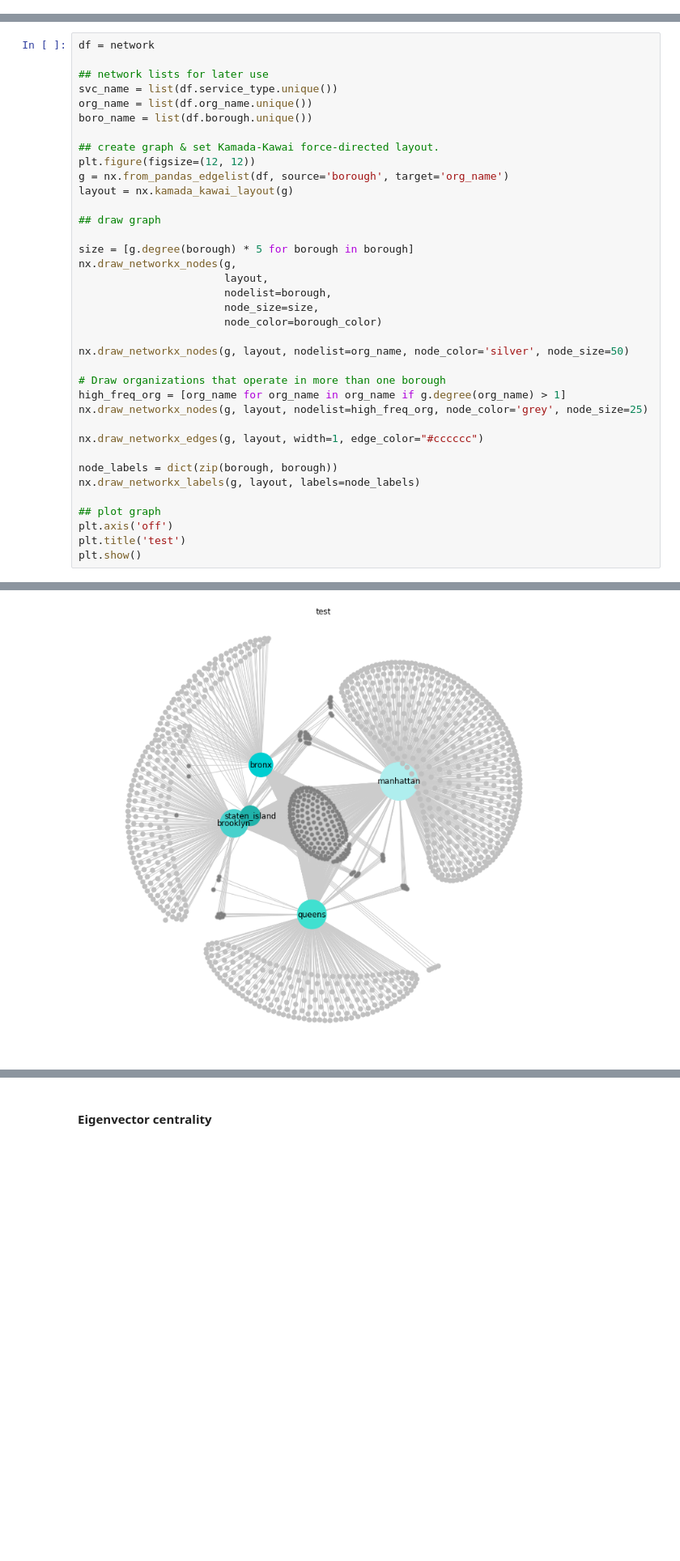
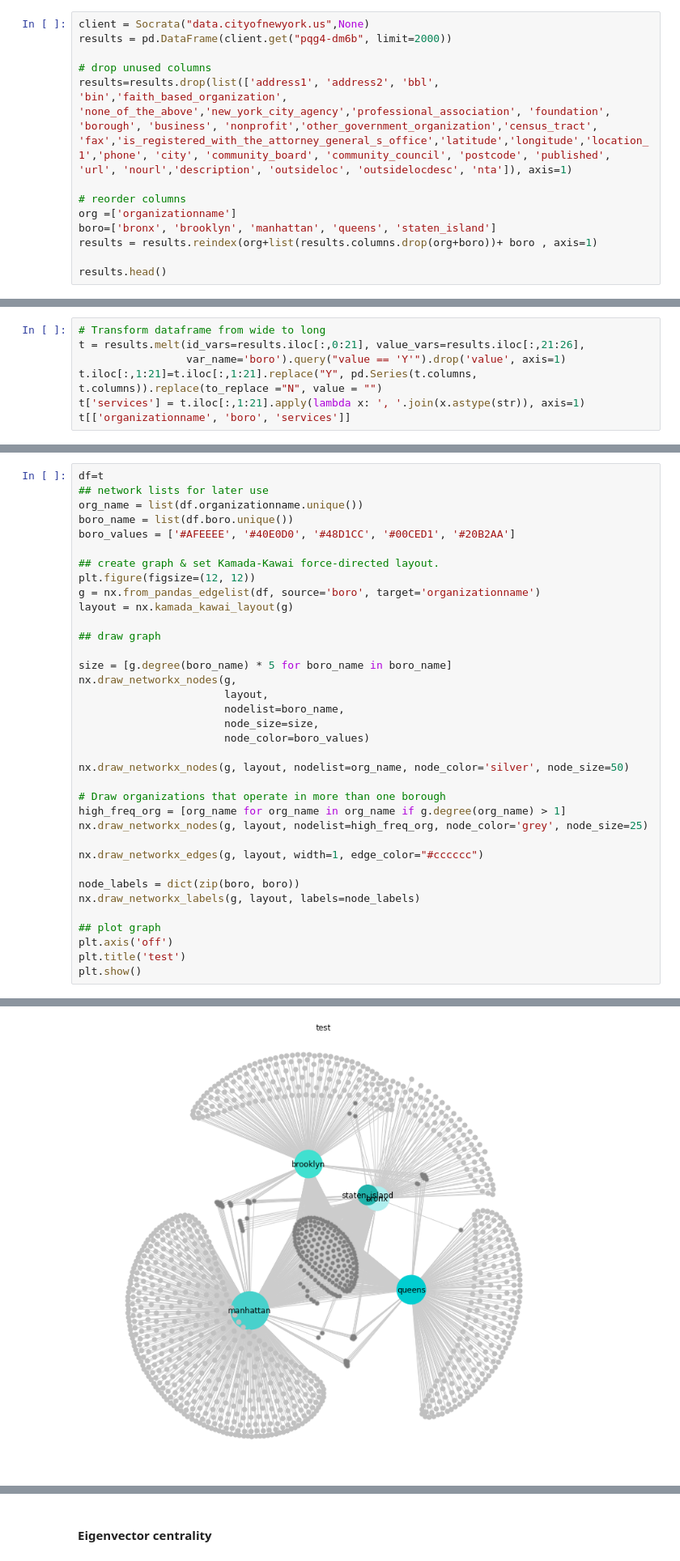
Before and after one commit to miasiracusa/620, a Jupyter notebook: Project-1/Network-Analysis.ipynb, the cells around one changed output, grey strips where cells are left out. Shown at 81% size. Cells and saved outputs as stored; diff of their text form; blank space fills up the shorter version.

Commit message:
network updates

```diff
--- a/Project-1/Network-Analysis.ipynb
+++ b/Project-1/Network-Analysis.ipynb
@@ -107,0 +42,13 @@ network.sort_values('svc_wgt').head(10)
+# %%
+client = Socrata("data.cityofnewyork.us",None)
+results = pd.DataFrame(client.get("pqg4-dm6b", limit=2000))
+
+# drop unused columns
+results=results.drop(list(['address1', 'address2', 'bbl', 'bin','faith_based_organization', 'none_of_the_above','new_york_city_agency','professional_association', 'foundation', 'borough', 'business', 'nonprofit','other_government_organization','census_tract', 'fax','is_registered_with_the_attorney_general_s_office','latitude','longitude','location_1','phone', 'city', 'community_board', 'community_council', 'postcode', 'published', 'url', 'nourl','description', 'outsideloc', 'outsidelocdesc', 'nta']), axis=1)
+
+# reorder columns
+org =['organizationname']
+boro=['bronx', 'brooklyn', 'manhattan', 'queens', 'staten_island']
+results = results.reindex(org+list(results.columns.drop(org+boro))+ boro , axis=1)
+
+results.head()
@@ -107,0 +64,7 @@ network.sort_values('svc_wgt').head(10)
+# %%
+# Transform dataframe from wide to long
+t = results.melt(id_vars=results.iloc[:,0:21], value_vars=results.iloc[:,21:26],
+                 var_name='boro').query("value == 'Y'").drop('value', axis=1)
+t.iloc[:,1:21]=t.iloc[:,1:21].replace("Y", pd.Series(t.columns, t.columns)).replace(to_replace ="N", value = "")
+t['services'] = t.iloc[:,1:21].apply(lambda x: ', '.join(x.astype(str)), axis=1)
+t[['organizationname', 'boro', 'services']]
@@ -108,40 +90,39 @@ network.sort_values('svc_wgt').head(10)
 # %%
-df = network
-
+df=t
 ## network lists for later use
-svc_name = list(df.service_type.unique())
-org_name = list(df.org_name.unique())
-boro_name = list(df.borough.unique())
+org_name = list(df.organizationname.unique())
+boro_name = list(df.boro.unique())
+boro_values = ['#AFEEEE', '#40E0D0', '#48D1CC', '#00CED1', '#20B2AA']
 
 ## create graph & set Kamada-Kawai force-directed layout.
 plt.figure(figsize=(12, 12))
-g = nx.from_pandas_edgelist(df, source='borough', target='org_name')
+g = nx.from_pandas_edgelist(df, source='boro', target='organizationname')
 layout = nx.kamada_kawai_layout(g)
 
 ## draw graph
 
-size = [g.degree(borough) * 5 for borough in borough]
+size = [g.degree(boro_name) * 5 for boro_name in boro_name]
 nx.draw_networkx_nodes(g,
                        layout,
-                       nodelist=borough,
+                       nodelist=boro_name,
                        node_size=size,
-                       node_color=borough_color)
+                       node_color=boro_values)
 
 nx.draw_networkx_nodes(g, layout, nodelist=org_name, node_color='silver', node_size=50)
 
 # Draw organizations that operate in more than one borough
 high_freq_org = [org_name for org_name in org_name if g.degree(org_name) > 1]
 nx.draw_networkx_nodes(g, layout, nodelist=high_freq_org, node_color='grey', node_size=25)
 
 nx.draw_networkx_edges(g, layout, width=1, edge_color="#cccccc")
 
-node_labels = dict(zip(borough, borough))
+node_labels = dict(zip(boro, boro))
 nx.draw_networkx_labels(g, layout, labels=node_labels)
 
 ## plot graph
 plt.axis('off')
 plt.title('test')
 plt.show()
 # %% [output]
 isinstance(..., numbers.Number)
-[figure, old version]
+[figure, new version]
```
Also changed, not shown: parts of 8 cells of this notebook.
